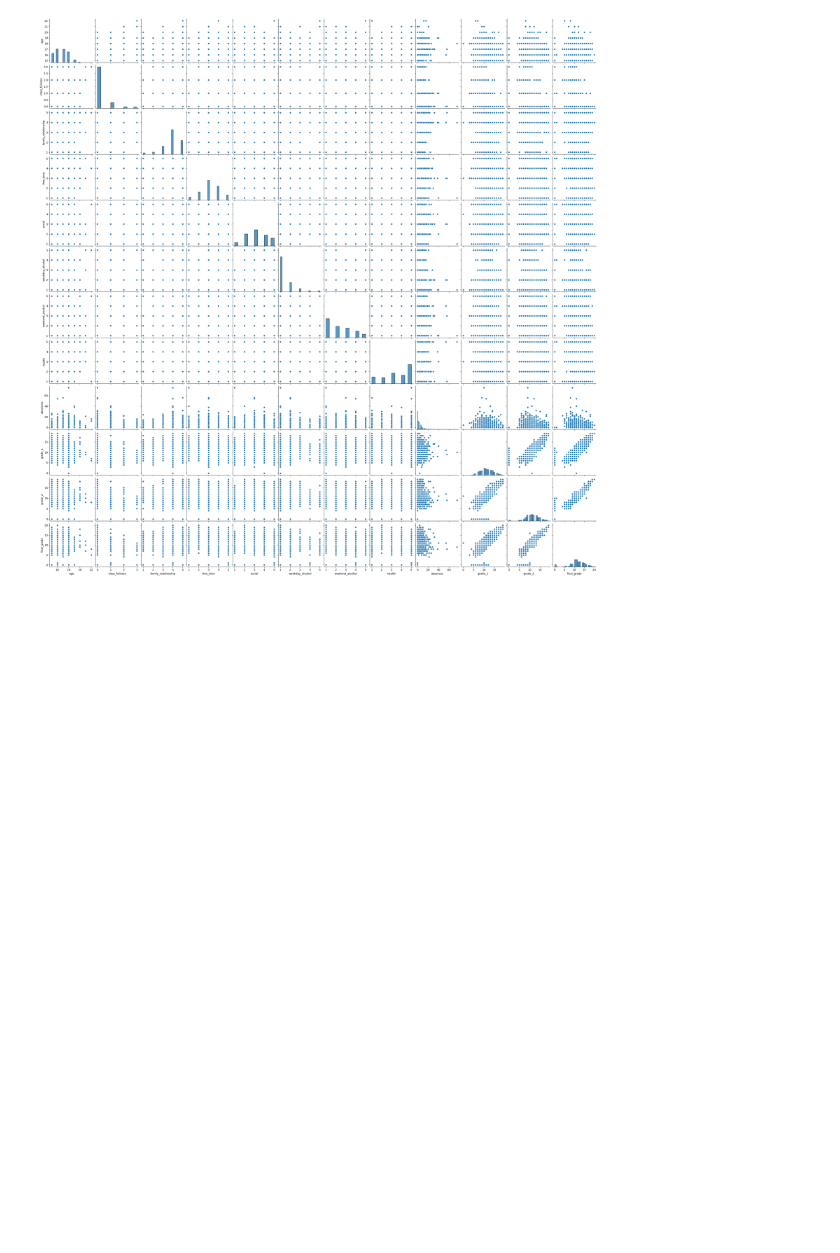
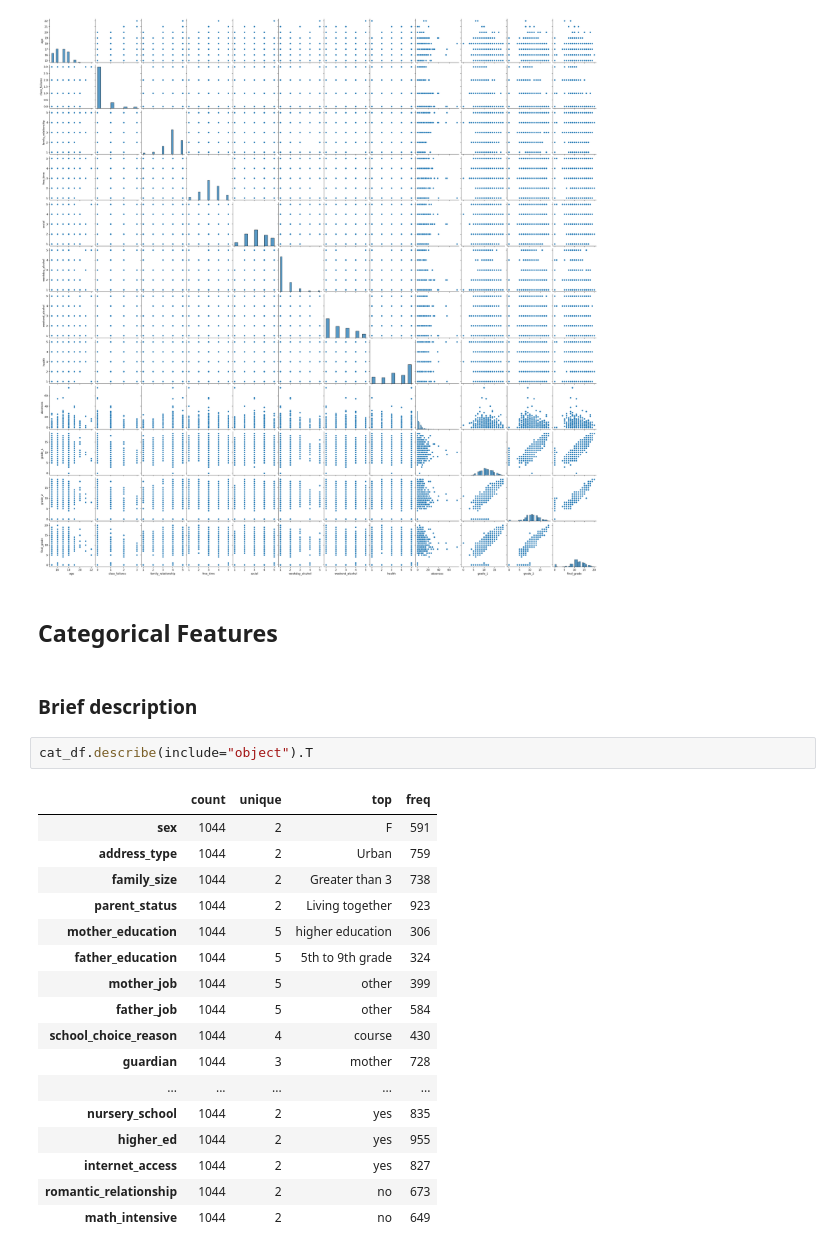
Before and after one commit to e-hokage777/Machine_Learning_Projects, a Jupyter notebook: Supervised Learning/Student_Performance_Prediction/Student_Performance_Prediction.ipynb, the cells around one changed output. Saved outputs shown, nothing was run; the diff lists cells and outputs as text; blank space fills up the shorter version.

```diff
--- a/Supervised Learning/Student_Performance_Prediction/Student_Performance_Prediction.ipynb
+++ b/Supervised Learning/Student_Performance_Prediction/Student_Performance_Prediction.ipynb
@@ -160,3 +171,27 @@ sns.pairplot(num_df)
 plt.show()
 # %% [output]
 [figure]
+# %% [markdown]
+## Categorical Features
+# %% [markdown]
+### Brief description
+# %%
+cat_df.describe(include="object").T
+# %% [output]
+|  | count | unique | top | freq |
+| sex | 1044 | 2 | F | 591 |
+| address_type | 1044 | 2 | Urban | 759 |
+| family_size | 1044 | 2 | Greater than 3 | 738 |
+| parent_status | 1044 | 2 | Living together | 923 |
+| mother_education | 1044 | 5 | higher education | 306 |
+| father_education | 1044 | 5 | 5th to 9th grade | 324 |
+| mother_job | 1044 | 5 | other | 399 |
+| father_job | 1044 | 5 | other | 584 |
+| school_choice_reason | 1044 | 4 | course | 430 |
+| guardian | 1044 | 3 | mother | 728 |
+| ... | ... | ... | ... | ... |
+| nursery_school | 1044 | 2 | yes | 835 |
+| higher_ed | 1044 | 2 | yes | 955 |
+| internet_access | 1044 | 2 | yes | 827 |
+| romantic_relationship | 1044 | 2 | no | 673 |
+| math_intensive | 1044 | 2 | no | 649 |
```
Also changed, not shown: parts of 43 cells of this notebook.
